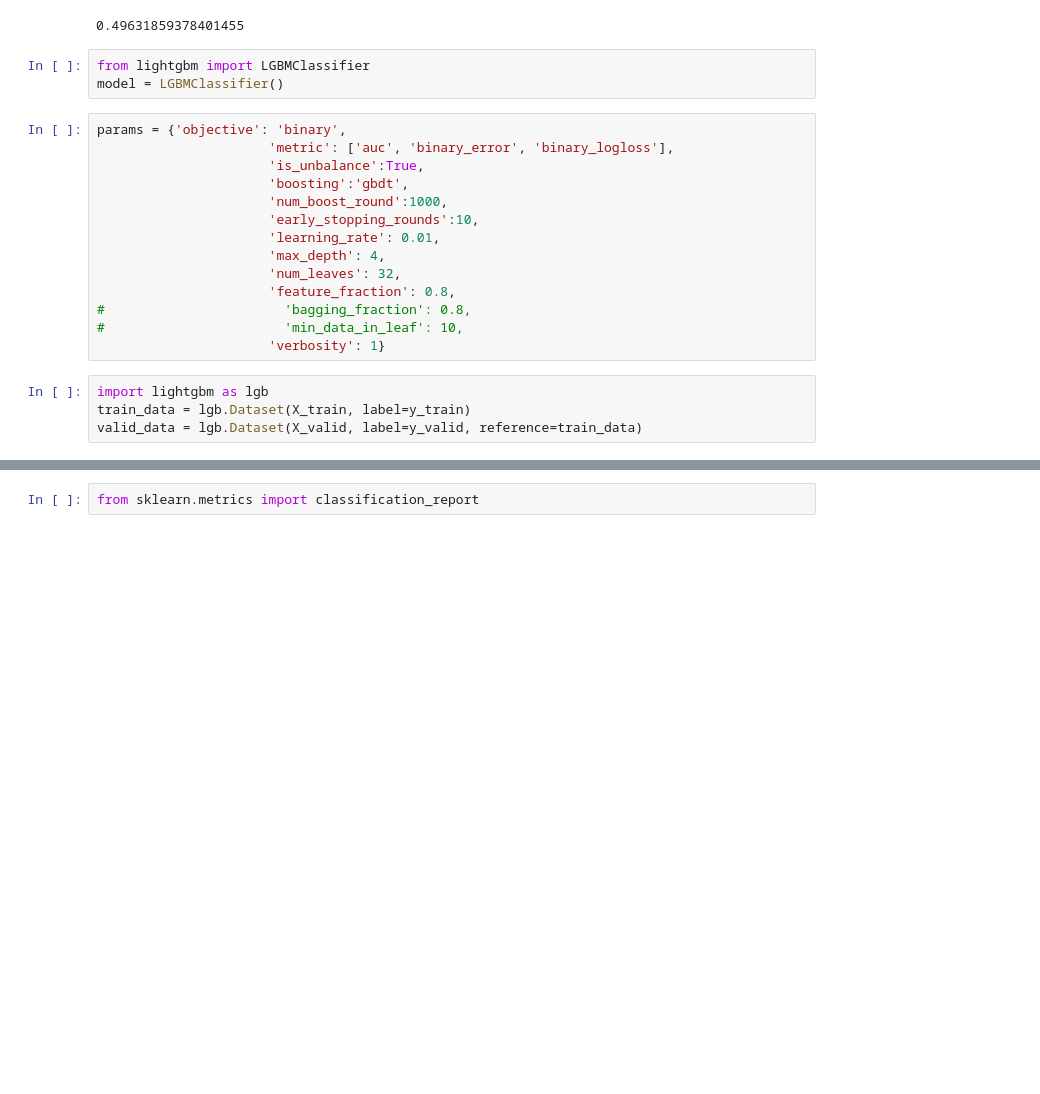
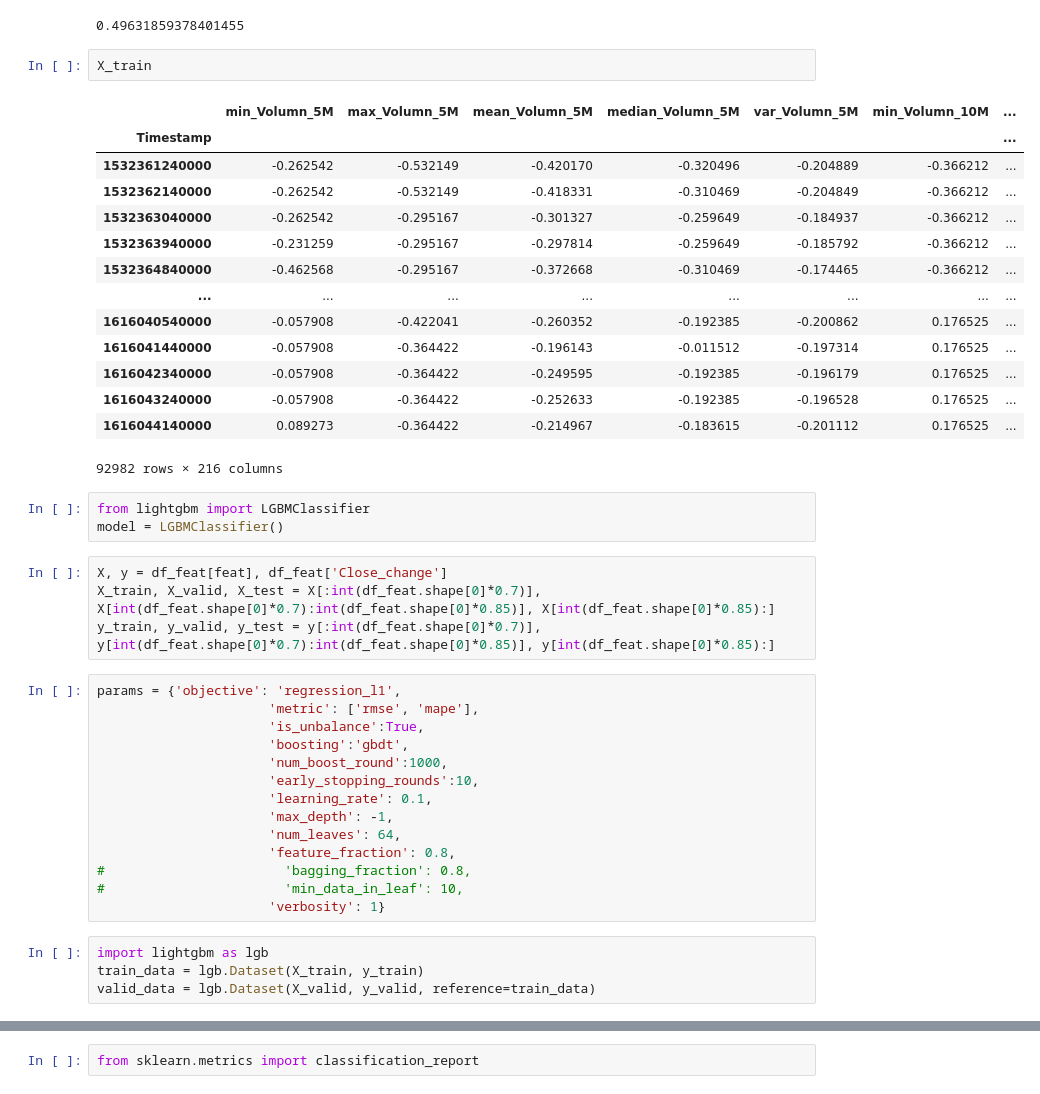
Before and after one commit to NgTMDuc/Bitcoin_Price_Prediction, a Jupyter notebook: base_feat.ipynb, the cells around one changed output, grey strips where cells are left out. Drawn from its saved outputs; the diff is of its cells as text; blank space fills up the shorter version.

```diff
--- a/base_feat.ipynb
+++ b/base_feat.ipynb
@@ -201,27 +218,48 @@ plt.hist(y_pred_val, bins=50)
 roc_auc_score(y_test, y_pred_val)
 # %% [output]
 0.49631859378401455
+# %%
+X_train
+# %% [output]
+|  | min_Volumn_5M | max_Volumn_5M | mean_Volumn_5M | median_Volumn_5M | var_Volumn_5M | min_Volumn_10M | ... |
+| Timestamp |  |  |  |  |  |  | ... |
+| 1532361240000 | -0.262542 | -0.532149 | -0.420170 | -0.320496 | -0.204889 | -0.366212 | ... |
+| 1532362140000 | -0.262542 | -0.532149 | -0.418331 | -0.310469 | -0.204849 | -0.366212 | ... |
+| 1532363040000 | -0.262542 | -0.295167 | -0.301327 | -0.259649 | -0.184937 | -0.366212 | ... |
+| 1532363940000 | -0.231259 | -0.295167 | -0.297814 | -0.259649 | -0.185792 | -0.366212 | ... |
+| 1532364840000 | -0.462568 | -0.295167 | -0.372668 | -0.310469 | -0.174465 | -0.366212 | ... |
+| ... | ... | ... | ... | ... | ... | ... | ... |
+| 1616040540000 | -0.057908 | -0.422041 | -0.260352 | -0.192385 | -0.200862 | 0.176525 | ... |
+| 1616041440000 | -0.057908 | -0.364422 | -0.196143 | -0.011512 | -0.197314 | 0.176525 | ... |
+| 1616042340000 | -0.057908 | -0.364422 | -0.249595 | -0.192385 | -0.196179 | 0.176525 | ... |
+| 1616043240000 | -0.057908 | -0.364422 | -0.252633 | -0.192385 | -0.196528 | 0.176525 | ... |
+| 1616044140000 | 0.089273 | -0.364422 | -0.214967 | -0.183615 | -0.201112 | 0.176525 | ... |
+92982 rows × 216 columns
 # %%
 from lightgbm import LGBMClassifier
 model = LGBMClassifier()
+# %%
+X, y = df_feat[feat], df_feat['Close_change']
+X_train, X_valid, X_test = X[:int(df_feat.shape[0]*0.7)], X[int(df_feat.shape[0]*0.7):int(df_feat.shape[0]*0.85)], X[int(df_feat.shape[0]*0.85):]
+y_train, y_valid, y_test = y[:int(df_feat.shape[0]*0.7)], y[int(df_feat.shape[0]*0.7):int(df_feat.shape[0]*0.85)], y[int(df_feat.shape[0]*0.85):]
 # %%
-params = {'objective': 'binary',
-                      'metric': ['auc', 'binary_error', 'binary_logloss'],
+params = {'objective': 'regression_l1',
+                      'metric': ['rmse', 'mape'],
                       'is_unbalance':True,
                       'boosting':'gbdt',
                       'num_boost_round':1000,
                       'early_stopping_rounds':10,
-                      'learning_rate': 0.01,
-                      'max_depth': 4,
-                      'num_leaves': 32,
+                      'learning_rate': 0.1,
+                      'max_depth': -1,
+                      'num_leaves': 64,
                       'feature_fraction': 0.8,
 #                       'bagging_fraction': 0.8,
 #                       'min_data_in_leaf': 10,
                       'verbosity': 1}
 # %%
 import lightgbm as lgb
-train_data = lgb.Dataset(X_train, label=y_train)
-valid_data = lgb.Dataset(X_valid, label=y_valid, reference=train_data)
+train_data = lgb.Dataset(X_train, y_train)
+valid_data = lgb.Dataset(X_valid, y_valid, reference=train_data)
 # %%
 model = lgb.train(params, train_data,
                   valid_sets=[train_data, valid_data],
```
Also changed, not shown: parts of 13 cells of this notebook, 1 other file.
